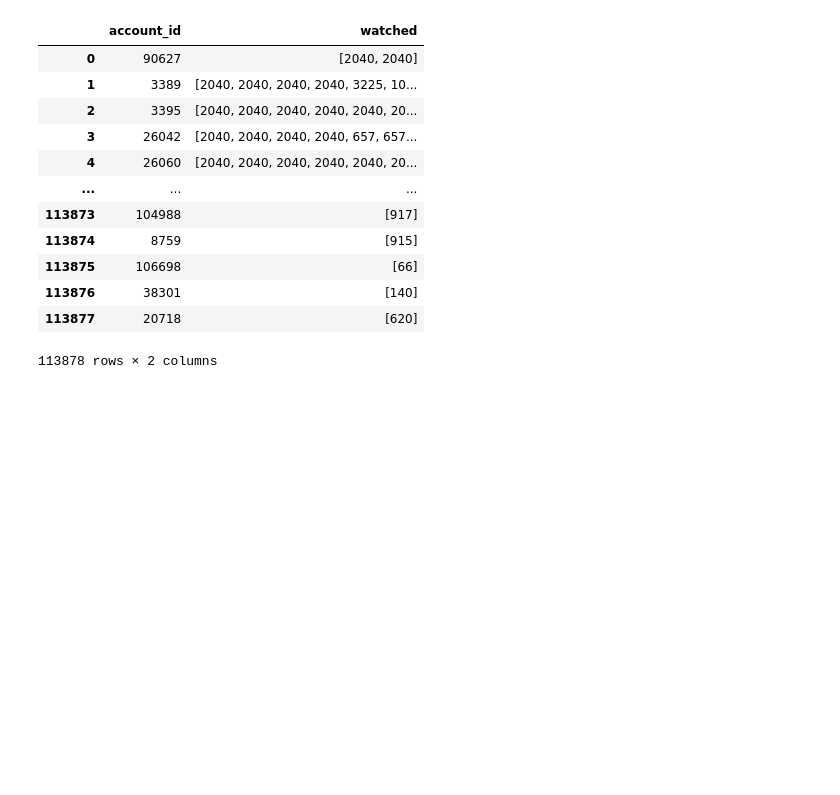
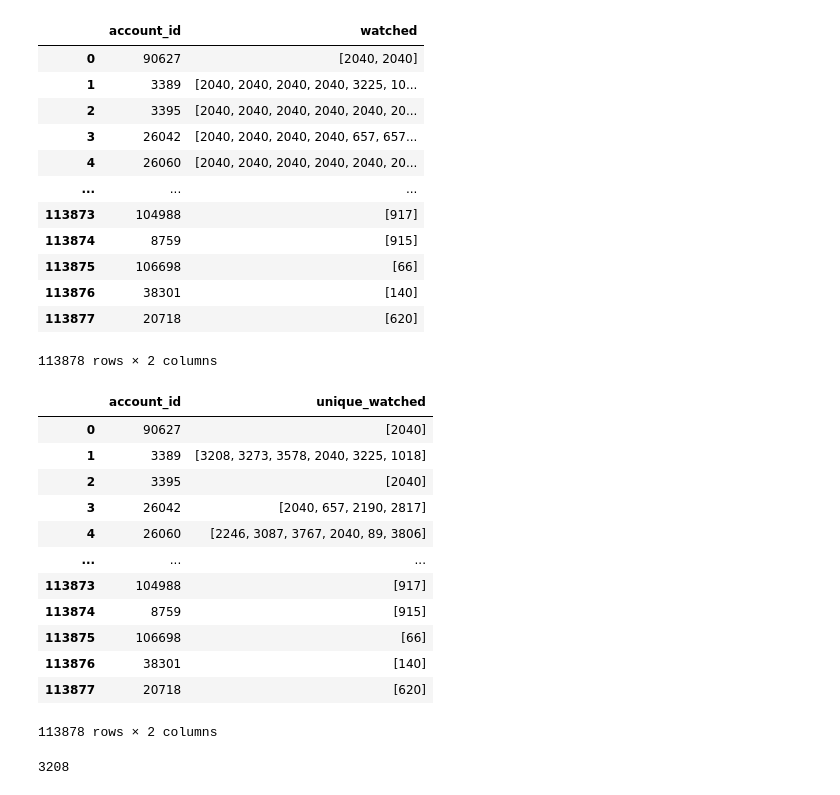
Before and after one commit to Qk527/DesafioTelecom, a Jupyter notebook: Model/MODELOSB_Qk.ipynb, the cells around one changed output. Saved outputs shown, nothing was run; the diff lists cells and outputs as text; code cells hidden in the pictures; blank space fills up the shorter version.

```diff
--- a/Model/MODELOSB_Qk.ipynb
+++ b/Model/MODELOSB_Qk.ipynb
@@ -539,3 +537,22 @@ df_watch_users
 | 113876 | 38301 | [140] |
 | 113877 | 20718 | [620] |
 113878 rows × 2 columns
+# %%
+df_watch_users['unique_watched'] = [list(set(row))
+                                        for row in df_watch_users['watched']]
+df_watch_users.drop('watched', axis=1, inplace=True)
+df_watch_users
+# %% [output]
+|  | account_id | unique_watched |
+| 0 | 90627 | [2040] |
+| 1 | 3389 | [3208, 3273, 3578, 2040, 3225, 1018] |
+| 2 | 3395 | [2040] |
+| 3 | 26042 | [2040, 657, 2190, 2817] |
+| 4 | 26060 | [2246, 3087, 3767, 2040, 89, 3806] |
+| ... | ... | ... |
+| 113873 | 104988 | [917] |
+| 113874 | 8759 | [915] |
+| 113875 | 106698 | [66] |
+| 113876 | 38301 | [140] |
+| 113877 | 20718 | [620] |
+113878 rows × 2 columns
@@ -541,0 +561,6 @@ df_watch_users
+# %%
+valid_recommendatios = []
+for row in df_watch_users['unique_watched']:
+    for i in row:
+# %% [output]
+3208
```
Also changed, not shown: parts of 2 cells of this notebook.
